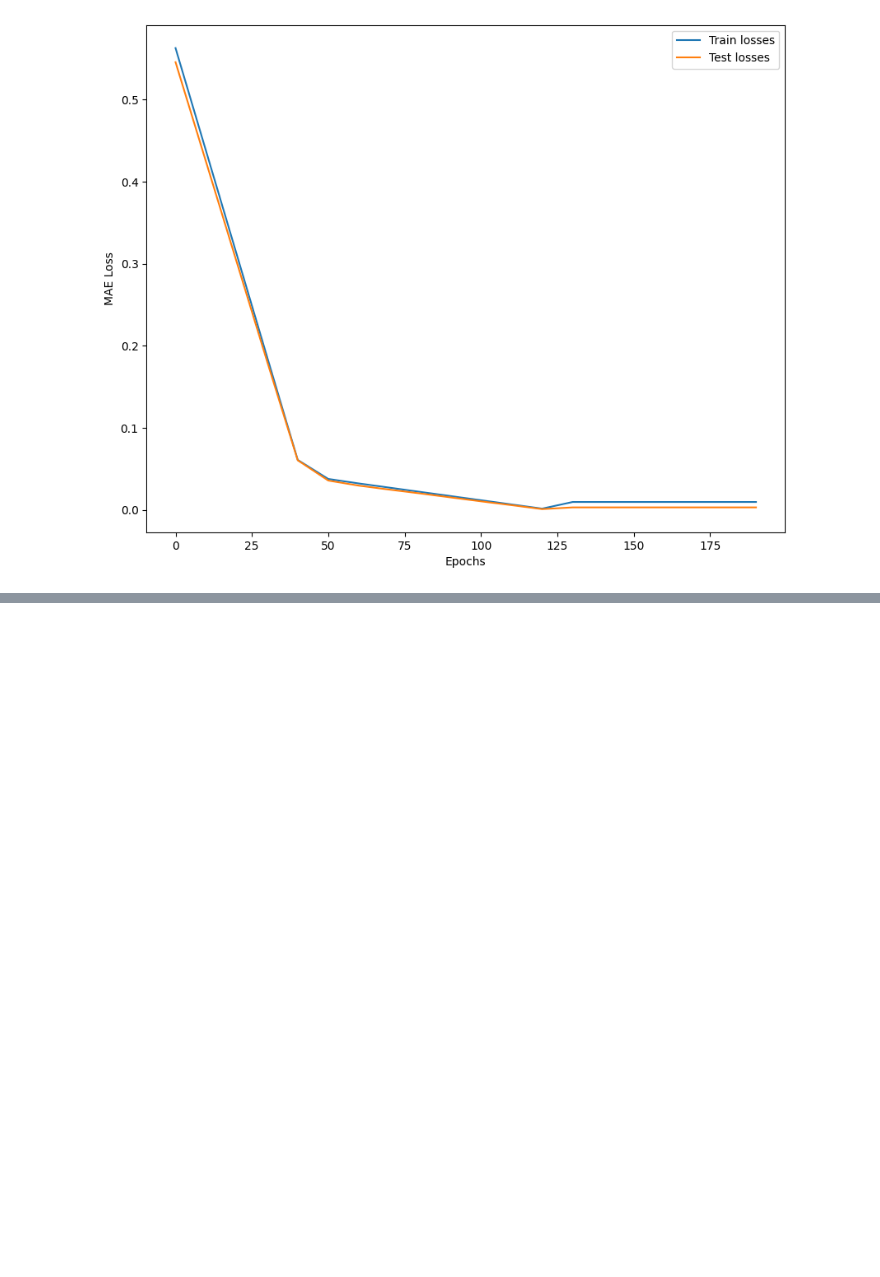
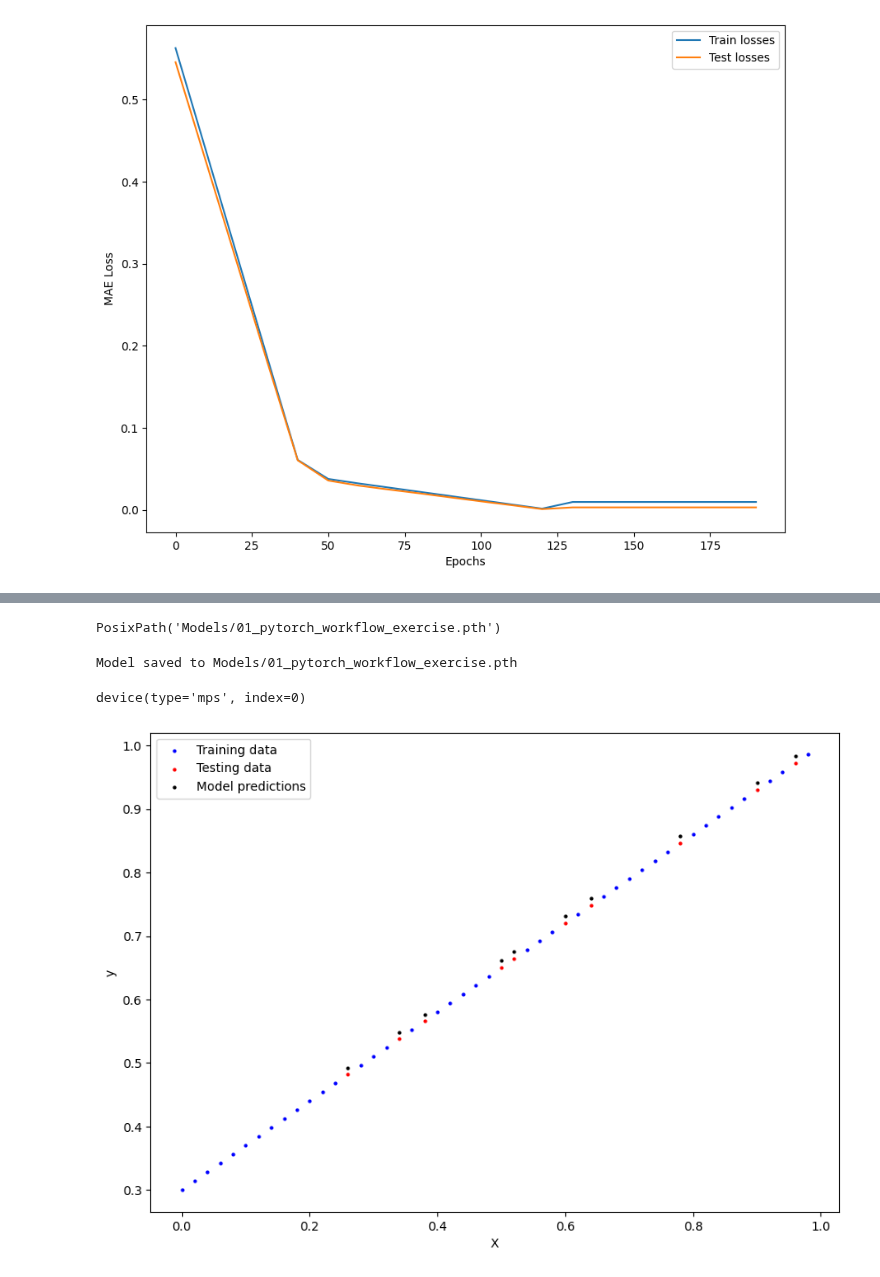
Before and after one commit to tituslhy/symmetrical-octo-spork, a Jupyter notebook: Notebooks/1. PyTorch_Workflow.ipynb, the cells around one changed output, grey strips where cells are left out. Saved outputs shown, nothing was run; the diff lists cells and outputs as text; code cells hidden in the pictures; blank space fills up the shorter version.

```diff
--- a/Notebooks/1. PyTorch_Workflow.ipynb
+++ b/Notebooks/1. PyTorch_Workflow.ipynb
@@ -480,0 +582,31 @@ plt.legend()
+# %%
+from pathlib import Path
+MODEL_PATH = Path("Models")
+MODEL_NAME = "01_pytorch_workflow_exercise.pth"
+MODEL_SAVE_PATH = MODEL_PATH / MODEL_NAME
+MODEL_SAVE_PATH
+# %% [output]
+PosixPath('Models/01_pytorch_workflow_exercise.pth')
+# %%
+torch.save(model.state_dict(), MODEL_SAVE_PATH)
+print(f"Model saved to {MODEL_SAVE_PATH}")
+# %% [output]
+Model saved to Models/01_pytorch_workflow_exercise.pth
+# %%
+loaded_model = LinearForecast()
+loaded_model.load_state_dict(torch.load(MODEL_SAVE_PATH))
+loaded_model.to(device)
+next(loaded_model.parameters()).device
+# %% [output]
+device(type='mps', index=0)
+# %%
+loaded_model.eval()
+with torch.inference_mode():
+    test_preds = loaded_model(X_test.to(device)).to('cpu')
+    X_train = X_train.to('cpu')
+    X_test = X_test.to('cpu')
+    y_train = y_train.to('cpu')
+    y_test = y_test.to('cpu')
+    plot_predictions(X_train, y_train, X_test, y_test, test_preds)
+# %% [output]
+[figure, added]
```
Also changed, not shown: parts of 11 cells of this notebook.
